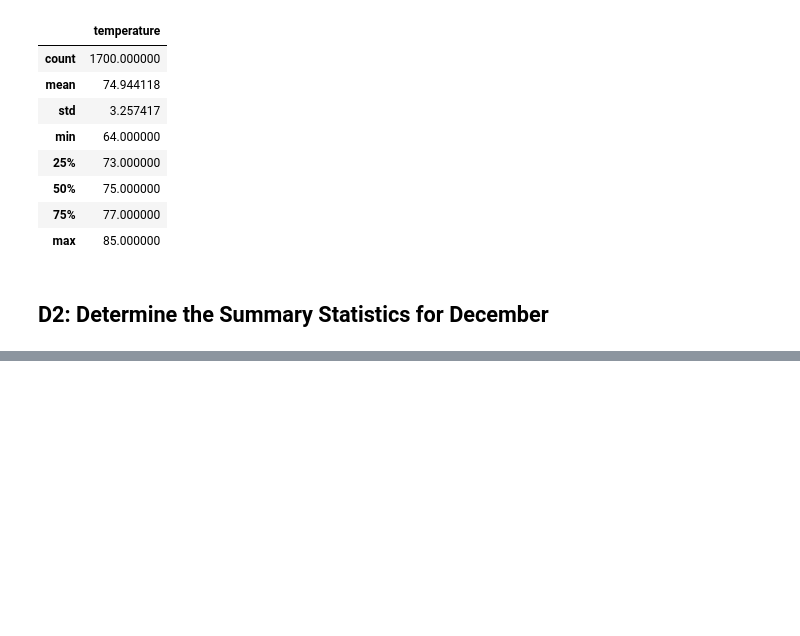
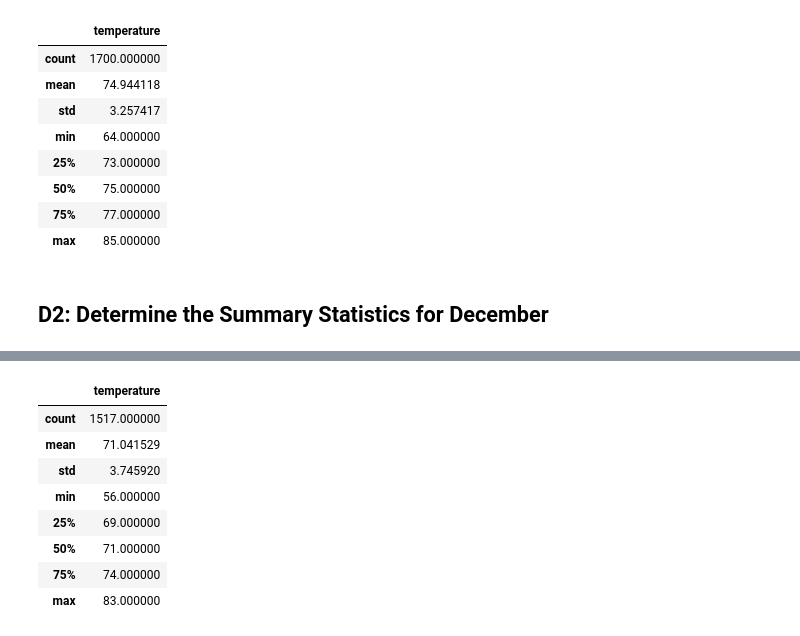
Before and after one commit to marke0816/surfs_up, a Jupyter notebook: SurfsUp_Challenge.ipynb, the cells around one changed output, grey strips where cells are left out. Drawn from its saved outputs; the diff is of its cells as text; code cells hidden in the pictures; blank space fills up the shorter version.

```diff
--- a/SurfsUp_Challenge.ipynb
+++ b/SurfsUp_Challenge.ipynb
@@ -76,6 +95,21 @@ june_temps_df.describe()
 # %%
 # 7. Convert the December temperatures to a list.
+dec_temps = []
+dec_temps = session.query(Measurement.date, Measurement.tobs).filter(extract('month', Measurement.date)==12).all()
 # %%
 # 8. Create a DataFrame from the list of temperatures for the month of December.
+dec_temps_df = pd.DataFrame(dec_temps, columns=['date','temperature'])
+dec_temps_df.set_index(dec_temps_df['date'], inplace=True)
 # %%
 # 9. Calculate and print out the summary statistics for the Decemeber temperature DataFrame.
+dec_temps_df.describe()
+# %% [output]
+|  | temperature |
+| count | 1517.000000 |
+| mean | 71.041529 |
+| std | 3.745920 |
+| min | 56.000000 |
+| 25% | 69.000000 |
+| 50% | 71.000000 |
+| 75% | 74.000000 |
+| max | 83.000000 |
```
Also changed, not shown: parts of 1 cell of this notebook.
